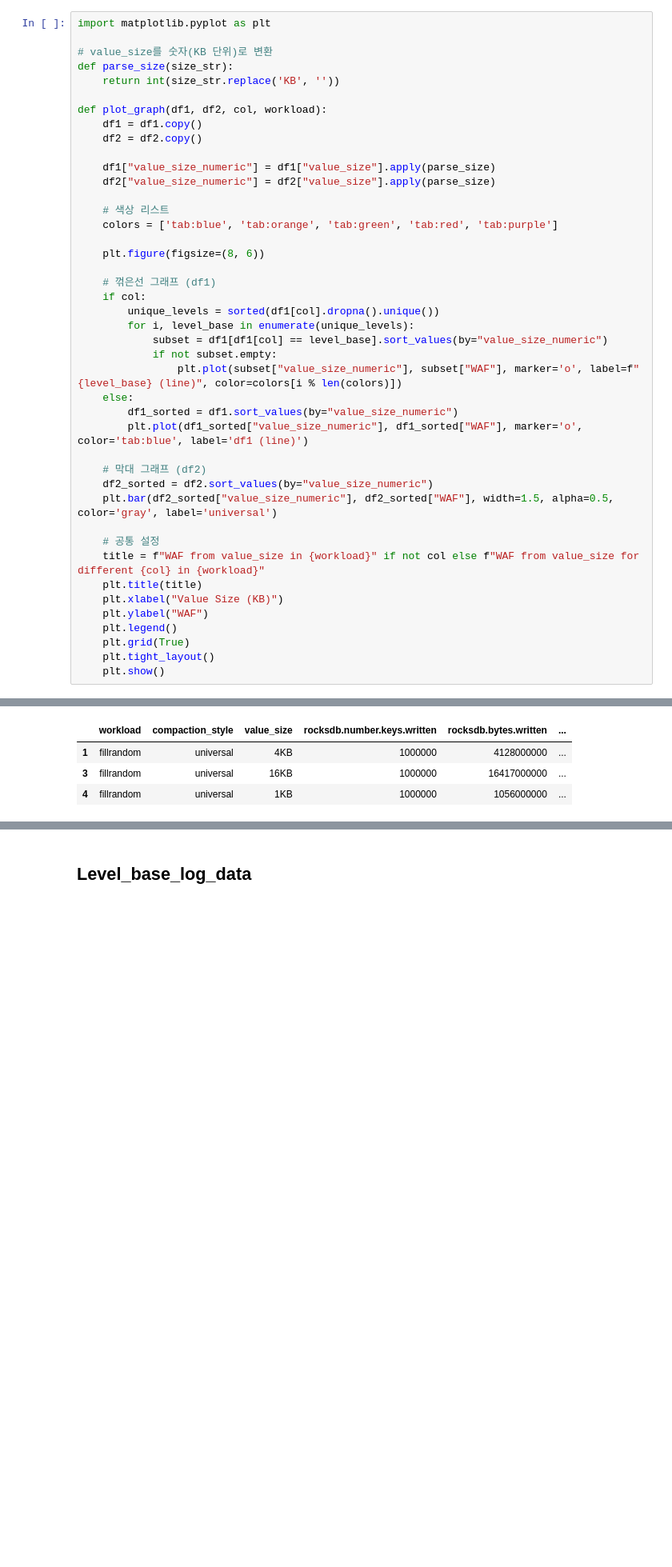
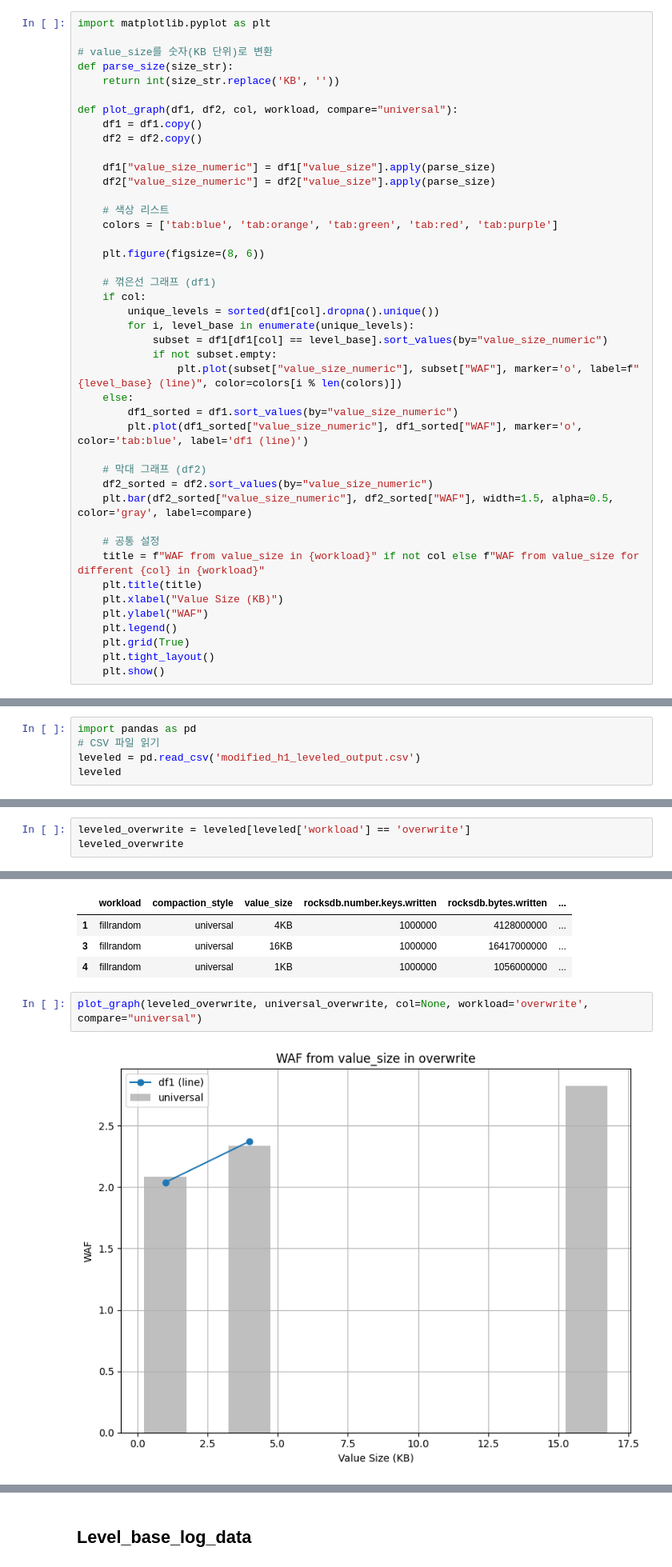
Before and after one commit to yrc00/opensource_sw_analysis, a Jupyter notebook: Lab1/H1/h1_graph.ipynb, the cells around one changed output, grey strips where cells are left out. Shown at 80% size. Drawn from its saved outputs; the diff is of its cells as text; blank space fills up the shorter version.

```diff
--- a/Lab1/H1/h1_graph.ipynb
+++ b/Lab1/H1/h1_graph.ipynb
@@ -5,7 +5,7 @@ import matplotlib.pyplot as plt
 def parse_size(size_str):
     return int(size_str.replace('KB', ''))
 
-def plot_graph(df1, df2, col, workload):
+def plot_graph(df1, df2, col, workload, compare="universal"):
     df1 = df1.copy()
     df2 = df2.copy()
 
@@ -30,7 +30,7 @@ def plot_graph(df1, df2, col, workload):
 
     # 막대 그래프 (df2)
     df2_sorted = df2.sort_values(by="value_size_numeric")
-    plt.bar(df2_sorted["value_size_numeric"], df2_sorted["WAF"], width=1.5, alpha=0.5, color='gray', label='universal')
+    plt.bar(df2_sorted["value_size_numeric"], df2_sorted["WAF"], width=1.5, alpha=0.5, color='gray', label=compare)
 
     # 공통 설정
     title = f"WAF from value_size in {workload}" if not col else f"WAF from value_size for different {col} in {workload}"
@@ -43,0 +46,5 @@ def plot_graph(df1, df2, col, workload):
+# %%
+import pandas as pd
+# CSV 파일 읽기
+leveled = pd.read_csv('modified_h1_leveled_output.csv')
+leveled
@@ -43,0 +59,3 @@ def plot_graph(df1, df2, col, workload):
+# %%
+leveled_overwrite = leveled[leveled['workload'] == 'overwrite']
+leveled_overwrite
@@ -72,3 +103,7 @@ universal_fillrandom
 | 1 | fillrandom | universal | 4KB | 1000000 | 4128000000 | ... |
 | 3 | fillrandom | universal | 16KB | 1000000 | 16417000000 | ... |
 | 4 | fillrandom | universal | 1KB | 1000000 | 1056000000 | ... |
+# %%
+plot_graph(leveled_overwrite, universal_overwrite, col=None, workload='overwrite', compare="universal")
+# %% [output]
+[figure, added]
```
Also changed, not shown: parts of 17 cells of this notebook, 13 other files.
